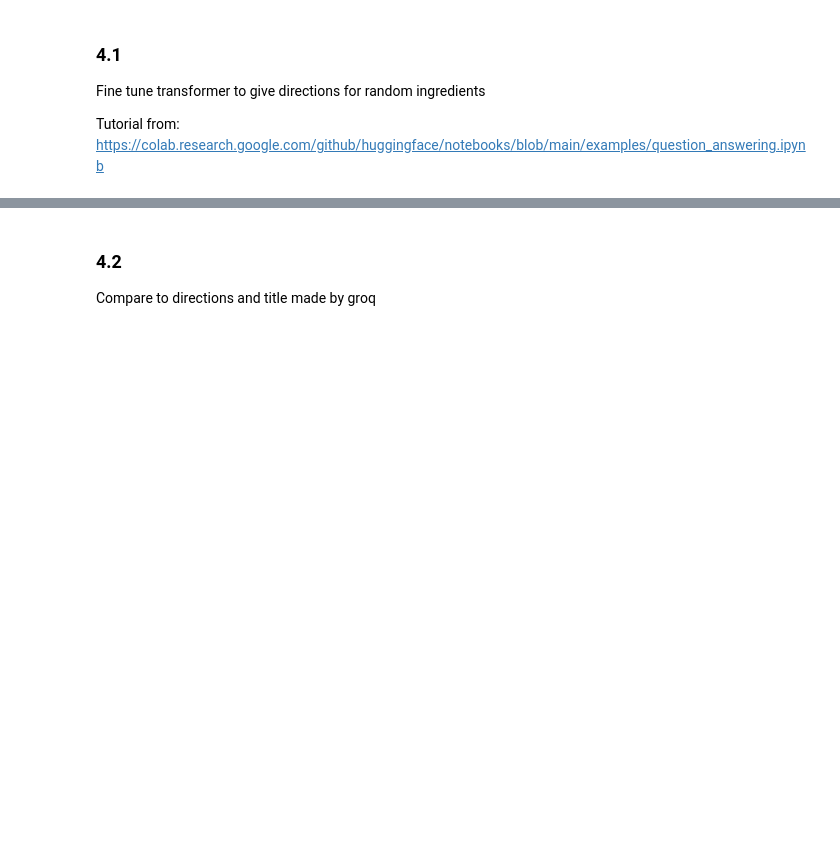
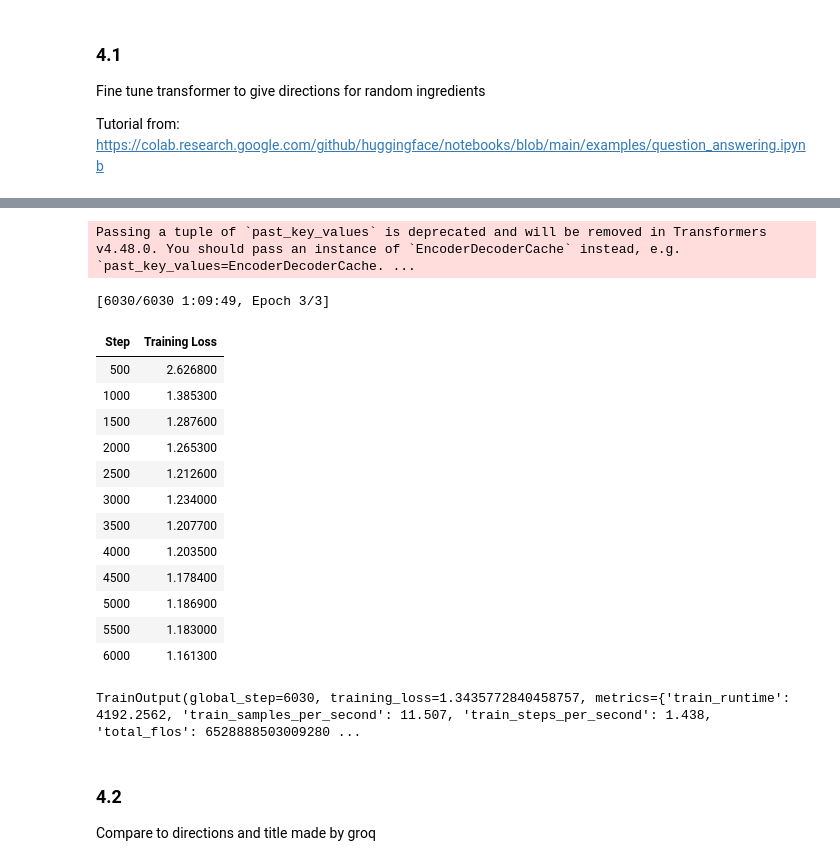
Before and after one commit to BenediktMehl/DataProcessingFinalProject, a Jupyter notebook: extension.ipynb, the cells around one changed output, grey strips where cells are left out. Cells and saved outputs as stored; diff of their text form; code cells hidden in the pictures; blank space fills up the shorter version.

```diff
--- a/extension.ipynb
+++ b/extension.ipynb
@@ -75,9 +75,9 @@ y = data['directions'].tolist()
 tokenizer = AutoTokenizer.from_pretrained('t5-small')  # You can choose other models like `t5-base`, `gpt-2`, etc.
 
 def preprocess_function(X, y):
-    model_inputs = tokenizer(X, max_length=512, truncation=True)
+    model_inputs = tokenizer(X, max_length=512, padding='max_length', truncation=True)
     with tokenizer.as_target_tokenizer():
-        labels = tokenizer(y, max_length=512, truncation=True)
+        labels = tokenizer(y, max_length=512, padding='max_length', truncation=True)
     model_inputs['labels'] = labels['input_ids']
     return model_inputs
 
@@ -105,3 +85,6 @@ tokenized_datasets
+# %%
+from sklearn.model_selection import train_test_split
+train, test = train_test_split(tokenized_datasets, test_size=0.2)
 # %%
 from transformers import AutoModelForSeq2SeqLM
 
@@ -110,24 +111,41 @@ model.to(device)
 # %%
 from transformers import TrainingArguments, Trainer
 
 training_args = TrainingArguments(
     output_dir='./results',
-    evaluation_strategy='epoch',
+    #evaluation_strategy='epoch',
     learning_rate=2e-5,
-    per_device_train_batch_size=8,
-    per_device_eval_batch_size=8,
+    per_device_train_batch_size=12,
+    per_device_eval_batch_size=12,
     num_train_epochs=3,  # You may need to adjust the number of epochs
     weight_decay=0.01,
+    report_to=[],
 )
 
 trainer = Trainer(
     model=model,
     args=training_args,
-    train_dataset=tokenized_datasets['train'],
-    eval_dataset=tokenized_datasets['validation'],
+    train_dataset=train
 )
 
 trainer.train()
+# %% [output]
+Passing a tuple of `past_key_values` is deprecated and will be removed in Transformers v4.48.0. You should pass an instance of `EncoderDecoderCache` instead, e.g. `past_key_values=EncoderDecoderCache. ...
+[6030/6030 1:09:49, Epoch 3/3]
+| Step | Training Loss |
+| 500 | 2.626800 |
+| 1000 | 1.385300 |
+| 1500 | 1.287600 |
+| 2000 | 1.265300 |
+| 2500 | 1.212600 |
+| 3000 | 1.234000 |
+| 3500 | 1.207700 |
+| 4000 | 1.203500 |
+| 4500 | 1.178400 |
+| 5000 | 1.186900 |
+| 5500 | 1.183000 |
+| 6000 | 1.161300 |
+TrainOutput(global_step=6030, training_loss=1.3435772840458757, metrics={'train_runtime': 4192.2562, 'train_samples_per_second': 11.507, 'train_steps_per_second': 1.438, 'total_flos': 6528888503009280 ...
 # %%
 trainer.evaluate()
 model.save_pretrained('recipe-directions-model')
```
Also changed, not shown: parts of 7 cells of this notebook.
